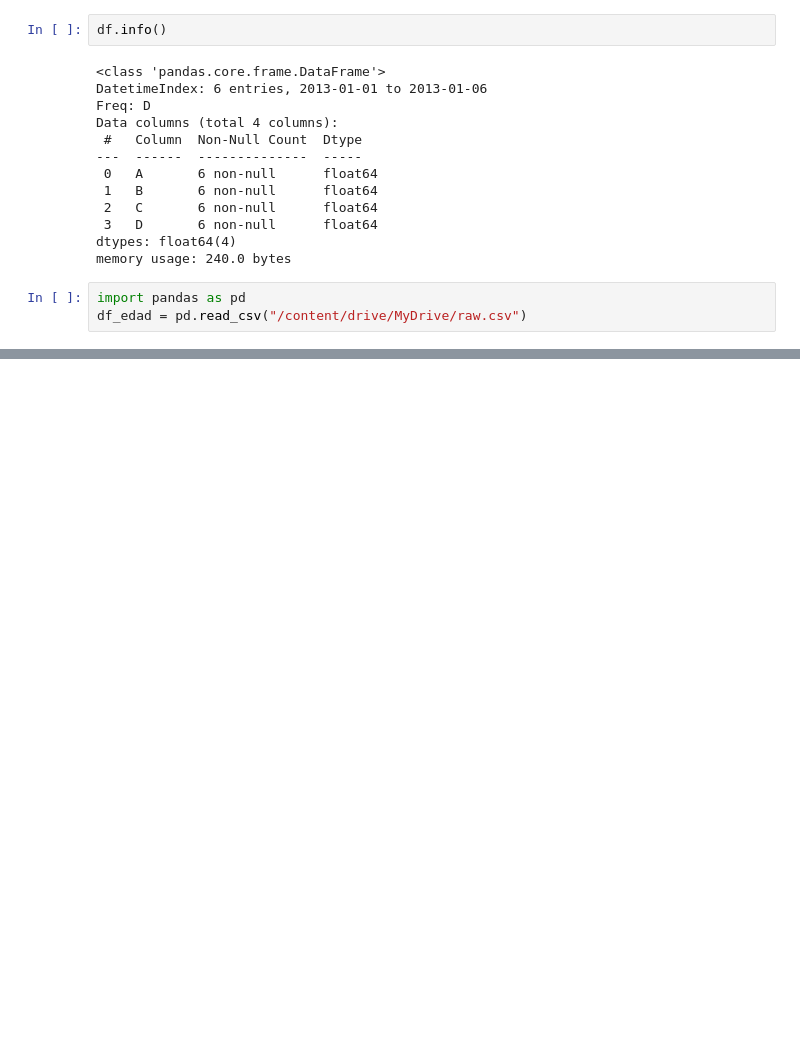
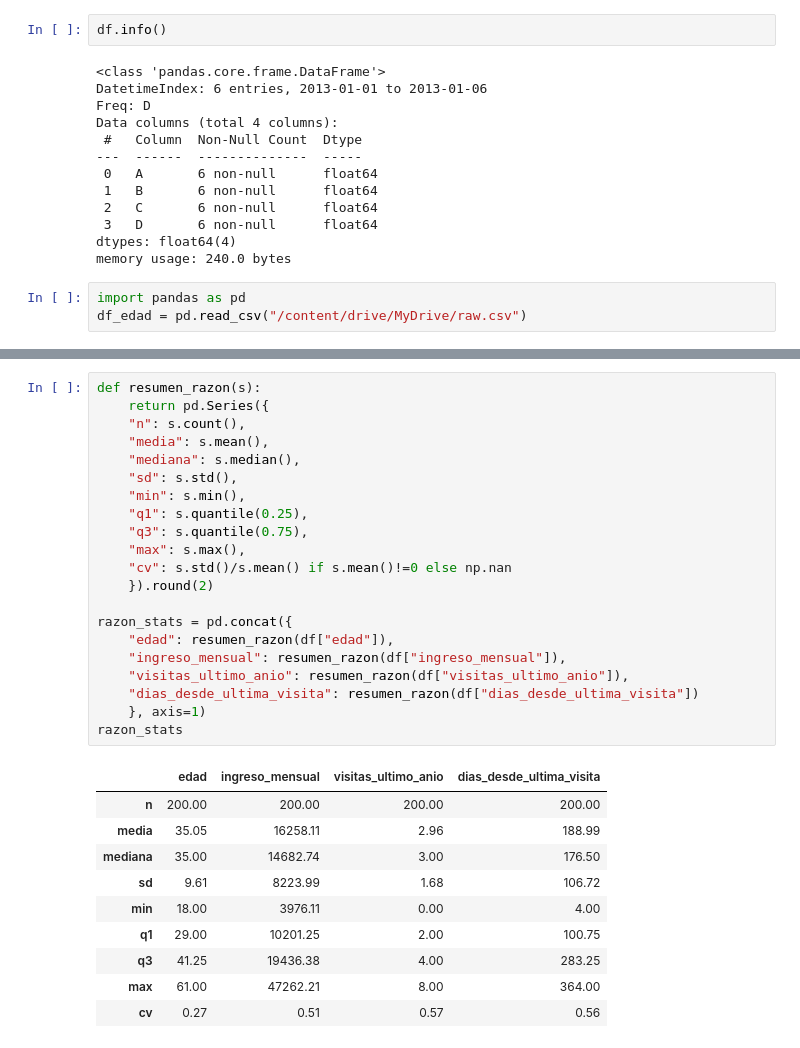
Before and after one commit to daf01-web/Mineria-de-Datos, a Jupyter notebook: Minería_de_Datos.ipynb, the cells around one changed output, grey strips where cells are left out. Saved outputs shown, nothing was run; the diff lists cells and outputs as text; blank space fills up the shorter version.

```diff
--- a/Minería_de_Datos.ipynb
+++ b/Minería_de_Datos.ipynb
@@ -643,0 +751,32 @@ df_edad = pd.read_csv("/content/drive/MyDrive/raw.csv")
+# %%
+def resumen_razon(s):
+    return pd.Series({
+    "n": s.count(),
+    "media": s.mean(),
+    "mediana": s.median(),
+    "sd": s.std(),
+    "min": s.min(),
+    "q1": s.quantile(0.25),
+    "q3": s.quantile(0.75),
+    "max": s.max(),
+    "cv": s.std()/s.mean() if s.mean()!=0 else np.nan
+    }).round(2)
+
+razon_stats = pd.concat({
+    "edad": resumen_razon(df["edad"]),
+    "ingreso_mensual": resumen_razon(df["ingreso_mensual"]),
+    "visitas_ultimo_anio": resumen_razon(df["visitas_ultimo_anio"]),
+    "dias_desde_ultima_visita": resumen_razon(df["dias_desde_ultima_visita"])
+    }, axis=1)
+razon_stats
+# %% [output]
+|  | edad | ingreso_mensual | visitas_ultimo_anio | dias_desde_ultima_visita |
+| n | 200.00 | 200.00 | 200.00 | 200.00 |
+| media | 35.05 | 16258.11 | 2.96 | 188.99 |
+| mediana | 35.00 | 14682.74 | 3.00 | 176.50 |
+| sd | 9.61 | 8223.99 | 1.68 | 106.72 |
+| min | 18.00 | 3976.11 | 0.00 | 4.00 |
+| q1 | 29.00 | 10201.25 | 2.00 | 100.75 |
+| q3 | 41.25 | 19436.38 | 4.00 | 283.25 |
+| max | 61.00 | 47262.21 | 8.00 | 364.00 |
+| cv | 0.27 | 0.51 | 0.57 | 0.56 |
```
Also changed, not shown: parts of 8 cells of this notebook.
